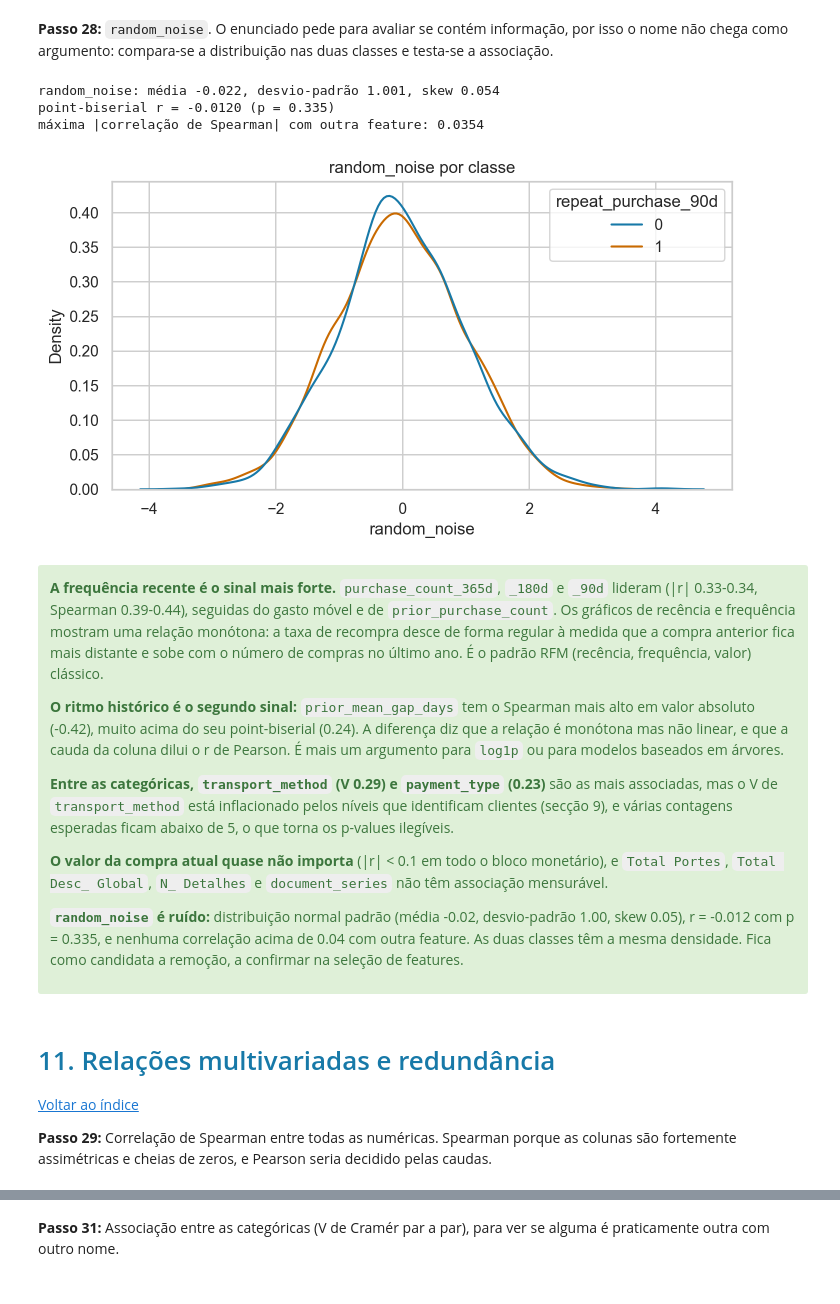
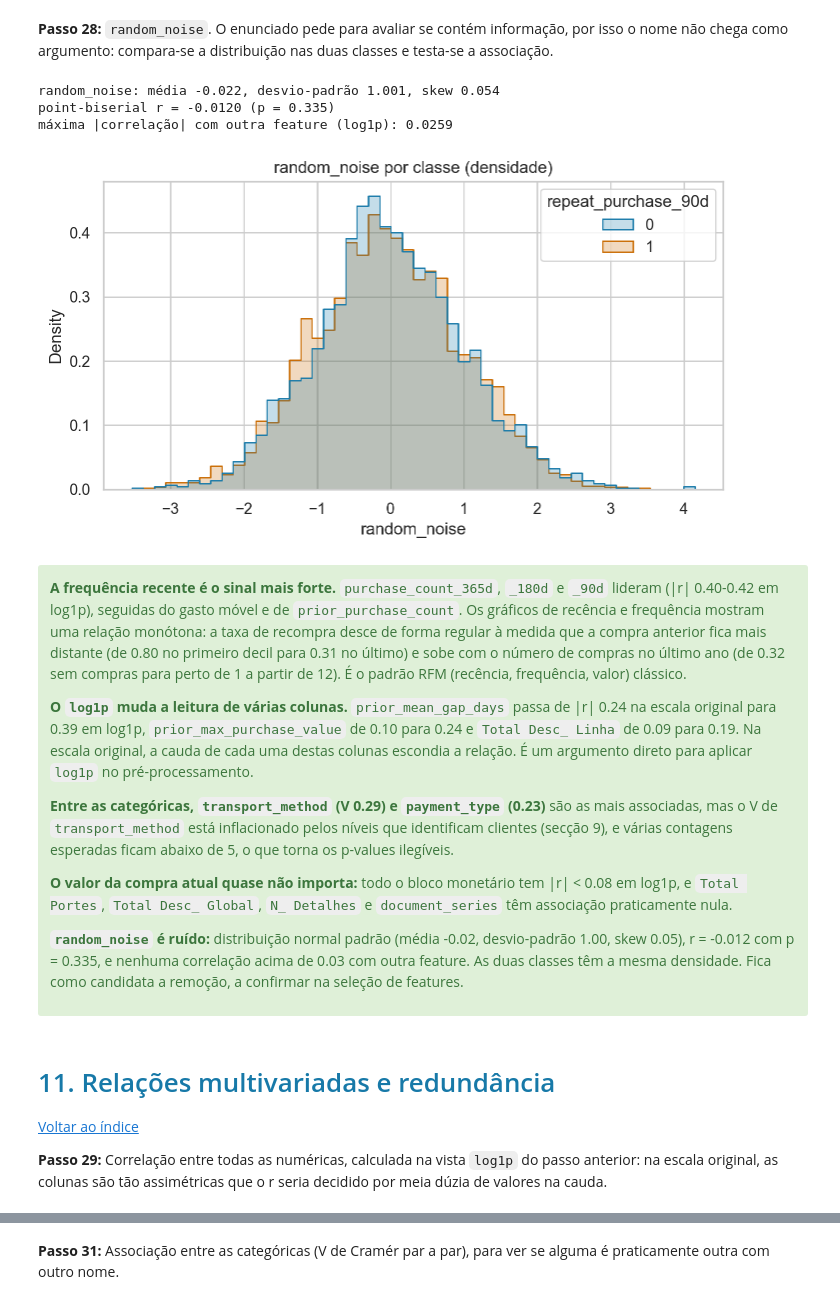
Before and after one commit to jxbarbosax/Machine-Learning, a Jupyter notebook: Homework_EDA.ipynb, the cells around one changed output, grey strips where cells are left out. Saved outputs shown, nothing was run; the diff lists cells and outputs as text; code cells hidden in the pictures.

```diff
--- a/Homework_EDA.ipynb
+++ b/Homework_EDA.ipynb
@@ -974,18 +977,23 @@ não é dominada pelas caudas que a secção 8 encontrou.
 # %%
+# A mesma vista em log1p, usada para todas as correlações daqui em diante.
+logged = [c for c in numeric if c != "random_noise"]
+log_view = view[numeric].copy()
+log_view[logged] = np.log1p(log_view[logged].clip(lower=0))
+
 relevance = []
 for column in numeric:
-    pair = view[[column, TARGET]].dropna()
-    r, p = pointbiserialr(pair[TARGET], pair[column])
-    relevance.append({"coluna": column, "tipo": "numérica", "|r| point-biserial": abs(r),
-                      "Spearman": pair[column].corr(pair[TARGET], method="spearman"),
-                      "p": p, "linhas": len(pair)})
+    rows = view[column].notna()
+    r_raw, _ = pointbiserialr(view.loc[rows, TARGET], view.loc[rows, column])
+    r_log, p = pointbiserialr(view.loc[rows, TARGET], log_view.loc[rows, column])
+    relevance.append({"coluna": column, "tipo": "numérica", "r (original)": r_raw,
+                      "r (log1p)": r_log, "p": p, "linhas": int(rows.sum())})
 for column in categorical:
     statistic, p, v_cramer, min_expected = cramers_v(view[column].fillna("(falta)"),
                                                      view[TARGET])
     relevance.append({"coluna": column, "tipo": "categórica", "V de Cramér": v_cramer,
                       "p": p, "menor esperado": min_expected, "linhas": len(view)})
 relevance = pd.DataFrame(relevance).set_index("coluna")
-relevance["associação"] = relevance["|r| point-biserial"].fillna(relevance["V de Cramér"])
+relevance["associação"] = relevance["r (log1p)"].abs().fillna(relevance["V de Cramér"])
 relevance = relevance.sort_values("associação", ascending=False)
 relevance.round(4)
 # %% [output]
@@ -1066,40 +1073,40 @@ classes e testa-se a associação.
 # %%
 r, p = pointbiserialr(view[TARGET], view["random_noise"])
 print(f"random_noise: média {view['random_noise'].mean():.3f}, desvio-padrão"
       f" {view['random_noise'].std():.3f}, skew {view['random_noise'].skew():.3f}")
 print(f"point-biserial r = {r:.4f} (p = {p:.3f})")
-print("máxima |correlação de Spearman| com outra feature:",
-      view[numeric].corr(method="spearman")["random_noise"].drop("random_noise").abs().max().round(4))
+print("máxima |correlação| com outra feature (log1p):",
+      log_view.corr()["random_noise"].drop("random_noise").abs().max().round(4))
 
 fig, ax = plt.subplots(figsize=(8, 4))
-sns.kdeplot(data=view, x="random_noise", hue=TARGET, palette=CLASS_PALETTE,
-            common_norm=False, ax=ax)
-ax.set(title="random_noise por classe")
+sns.histplot(data=view, x="random_noise", hue=TARGET, palette=CLASS_PALETTE,
+             stat="density", common_norm=False, bins=50, element="step", ax=ax)
+ax.set(title="random_noise por classe (densidade)")
 plt.show()
 # %% [output]
 random_noise: média -0.022, desvio-padrão 1.001, skew 0.054
 point-biserial r = -0.0120 (p = 0.335)
-máxima |correlação de Spearman| com outra feature: 0.0354
+máxima |correlação| com outra feature (log1p): 0.0259
-[figure, old version]
+[figure, new version]
 # %% [markdown]
 <div class="alert alert-block alert-success">
 
-**A frequência recente é o sinal mais forte.** `purchase_count_365d`, `_180d` e `_90d` lideram (|r| 0.33-0.34, Spearman 0.39-0.44), seguidas do gasto móvel e de `prior_purchase_count`. Os gráficos de recência e frequência mostram uma relação monótona: a taxa de recompra desce de forma regular à medida que a compra anterior fica mais distante e sobe com o número de compras no último ano. É o padrão RFM (recência, frequência, valor) clássico.
+**A frequência recente é o sinal mais forte.** `purchase_count_365d`, `_180d` e `_90d` lideram (|r| 0.40-0.42 em log1p), seguidas do gasto móvel e de `prior_purchase_count`. Os gráficos de recência e frequência mostram uma relação monótona: a taxa de recompra desce de forma regular à medida que a compra anterior fica mais distante (de 0.80 no primeiro decil para 0.31 no último) e sobe com o número de compras no último ano (de 0.32 sem compras para perto de 1 a partir de 12). É o padrão RFM (recência, frequência, valor) clássico.
 
-**O ritmo histórico é o segundo sinal:** `prior_mean_gap_days` tem o Spearman mais alto em valor absoluto (-0.42), muito acima do seu point-biserial (0.24). A diferença diz que a relação é monótona mas não linear, e que a cauda da coluna dilui o r de Pearson. É mais um argumento para `log1p` ou para modelos baseados em árvores.
+**O `log1p` muda a leitura de várias colunas.** `prior_mean_gap_days` passa de |r| 0.24 na escala original para 0.39 em log1p, `prior_max_purchase_value` de 0.10 para 0.24 e `Total Desc_ Linha` de 0.09 para 0.19. Na escala original, a cauda de cada uma destas colunas escondia a relação. É um argumento direto para aplicar `log1p` no pré-processamento.
 
 **Entre as categóricas, `transport_method` (V 0.29) e `payment_type` (0.23)** são as mais associadas, mas o V de `transport_method` está inflacionado pelos níveis que identificam clientes (secção 9), e várias contagens esperadas ficam abaixo de 5, o que torna os p-values ilegíveis.
 
-**O valor da compra atual quase não importa** (|r| < 0.1 em todo o bloco monetário), e `Total Portes`, `Total Desc_ Global`, `N_ Detalhes` e `document_series` não têm associação mensurável.
+**O valor da compra atual quase não importa:** todo o bloco monetário tem |r| < 0.08 em log1p, e `Total Portes`, `Total Desc_ Global`, `N_ Detalhes` e `document_series` têm associação praticamente nula.
 
-**`random_noise` é ruído:** distribuição normal padrão (média -0.02, desvio-padrão 1.00, skew 0.05), r = -0.012 com p = 0.335, e nenhuma correlação acima de 0.04 com outra feature. As duas classes têm a mesma densidade. Fica como candidata a remoção, a confirmar na seleção de features.
+**`random_noise` é ruído:** distribuição normal padrão (média -0.02, desvio-padrão 1.00, skew 0.05), r = -0.012 com p = 0.335, e nenhuma correlação acima de 0.03 com outra feature. As duas classes têm a mesma densidade. Fica como candidata a remoção, a confirmar na seleção de features.
 
 </div>
 # %% [markdown]
 # <font color='#1779A8'>11. Relações multivariadas e redundância</font> <a class="anchor" id="multivariate"></a>
 [Voltar ao índice](#toc)
 
-__Passo 29:__ Correlação de Spearman entre todas as numéricas. Spearman porque as
-colunas são fortemente assimétricas e cheias de zeros, e Pearson seria decidido
-pelas caudas.
+__Passo 29:__ Correlação entre todas as numéricas, calculada na vista `log1p` do
+passo anterior: na escala original, as colunas são tão assimétricas que o r seria
+decidido por meia dúzia de valores na cauda.
 # %%
```
Also changed, not shown: parts of 57 cells of this notebook.
